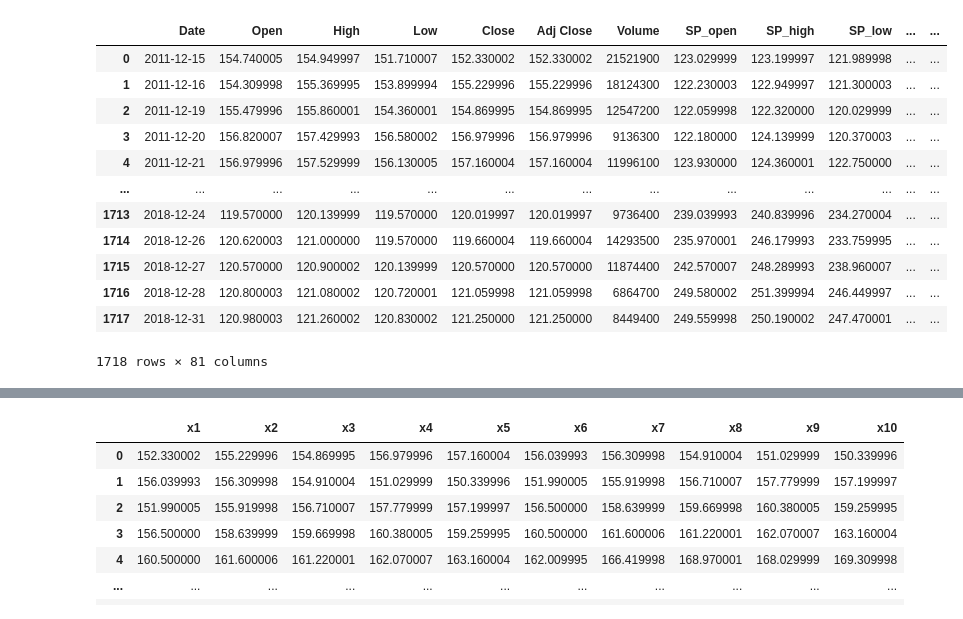
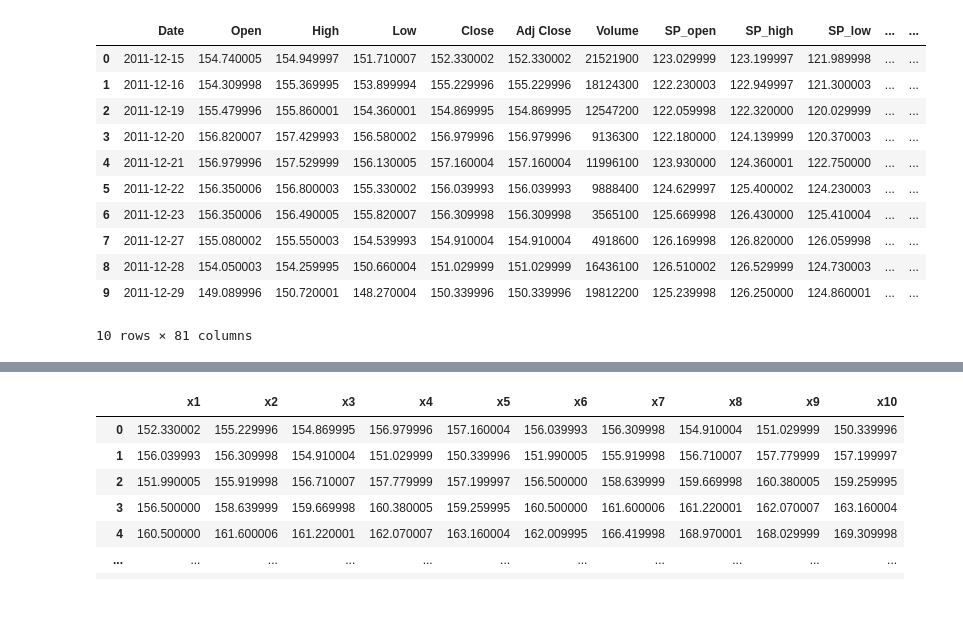
Before and after one commit to ralampay/pattern-recognition-course, a Jupyter notebook: notebooks/Example 10 - Unsupervised Clustering for Time Series.ipynb, the cells around one changed output, grey strips where cells are left out. Drawn from its saved outputs; the diff is of its cells as text; code cells hidden in the pictures.

```diff
--- a/notebooks/Example 10 - Unsupervised Clustering for Time Series.ipynb
+++ b/notebooks/Example 10 - Unsupervised Clustering for Time Series.ipynb
@@ -6,19 +6,18 @@ from sklearn.cluster import KMeans
 # %%
 df = pd.read_csv("FINAL_USO.csv")
 
-df
+df.head(10)
 # %% [output]
 |  | Date | Open | High | Low | Close | Adj Close | Volume | SP_open | SP_high | SP_low | ... | ... |
 | 0 | 2011-12-15 | 154.740005 | 154.949997 | 151.710007 | 152.330002 | 152.330002 | 21521900 | 123.029999 | 123.199997 | 121.989998 | ... | ... |
 | 1 | 2011-12-16 | 154.309998 | 155.369995 | 153.899994 | 155.229996 | 155.229996 | 18124300 | 122.230003 | 122.949997 | 121.300003 | ... | ... |
 | 2 | 2011-12-19 | 155.479996 | 155.860001 | 154.360001 | 154.869995 | 154.869995 | 12547200 | 122.059998 | 122.320000 | 120.029999 | ... | ... |
 | 3 | 2011-12-20 | 156.820007 | 157.429993 | 156.580002 | 156.979996 | 156.979996 | 9136300 | 122.180000 | 124.139999 | 120.370003 | ... | ... |
 | 4 | 2011-12-21 | 156.979996 | 157.529999 | 156.130005 | 157.160004 | 157.160004 | 11996100 | 123.930000 | 124.360001 | 122.750000 | ... | ... |
-| ... | ... | ... | ... | ... | ... | ... | ... | ... | ... | ... | ... | ... |
-| 1713 | 2018-12-24 | 119.570000 | 120.139999 | 119.570000 | 120.019997 | 120.019997 | 9736400 | 239.039993 | 240.839996 | 234.270004 | ... | ... |
-| 1714 | 2018-12-26 | 120.620003 | 121.000000 | 119.570000 | 119.660004 | 119.660004 | 14293500 | 235.970001 | 246.179993 | 233.759995 | ... | ... |
-| 1715 | 2018-12-27 | 120.570000 | 120.900002 | 120.139999 | 120.570000 | 120.570000 | 11874400 | 242.570007 | 248.289993 | 238.960007 | ... | ... |
-| 1716 | 2018-12-28 | 120.800003 | 121.080002 | 120.720001 | 121.059998 | 121.059998 | 6864700 | 249.580002 | 251.399994 | 246.449997 | ... | ... |
-| 1717 | 2018-12-31 | 120.980003 | 121.260002 | 120.830002 | 121.250000 | 121.250000 | 8449400 | 249.559998 | 250.190002 | 247.470001 | ... | ... |
+| 5 | 2011-12-22 | 156.350006 | 156.800003 | 155.330002 | 156.039993 | 156.039993 | 9888400 | 124.629997 | 125.400002 | 124.230003 | ... | ... |
+| 6 | 2011-12-23 | 156.350006 | 156.490005 | 155.820007 | 156.309998 | 156.309998 | 3565100 | 125.669998 | 126.430000 | 125.410004 | ... | ... |
+| 7 | 2011-12-27 | 155.080002 | 155.550003 | 154.539993 | 154.910004 | 154.910004 | 4918600 | 126.169998 | 126.820000 | 126.059998 | ... | ... |
+| 8 | 2011-12-28 | 154.050003 | 154.259995 | 150.660004 | 151.029999 | 151.029999 | 16436100 | 126.510002 | 126.529999 | 124.730003 | ... | ... |
+| 9 | 2011-12-29 | 149.089996 | 150.720001 | 148.270004 | 150.339996 | 150.339996 | 19812200 | 125.239998 | 126.250000 | 124.860001 | ... | ... |
-1718 rows × 81 columns
+10 rows × 81 columns
 # %%
```
Also changed, not shown: parts of 7 cells of this notebook, 7 other files.
